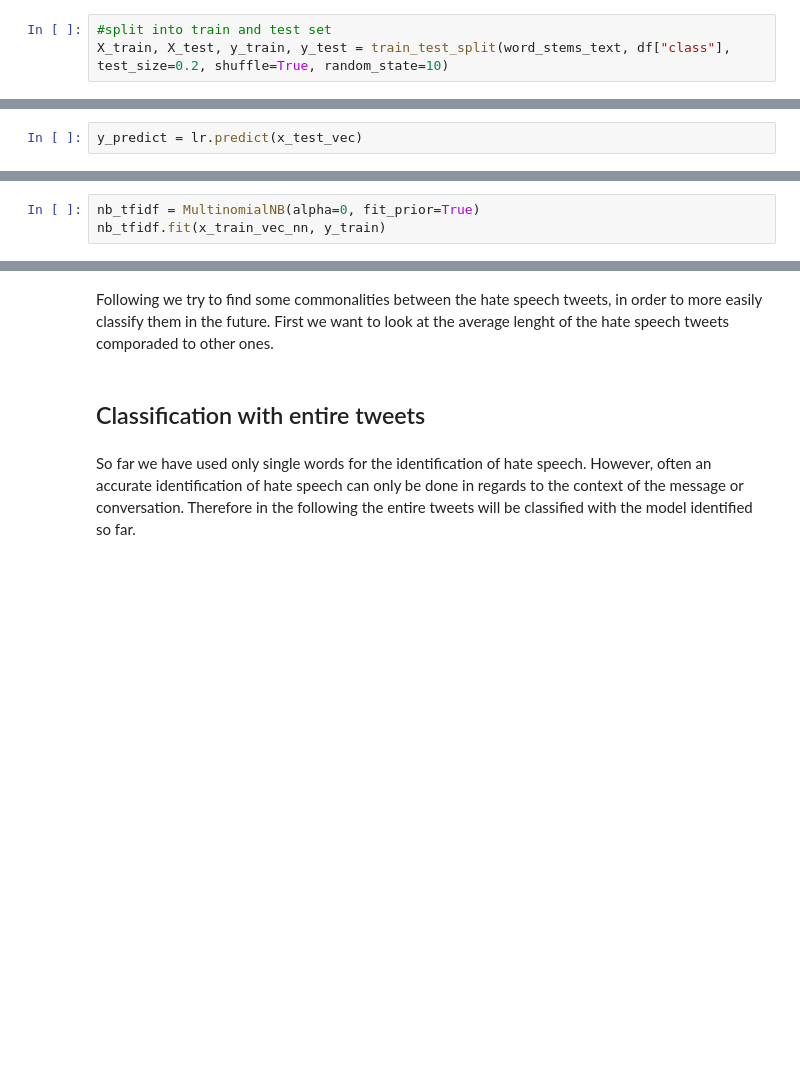
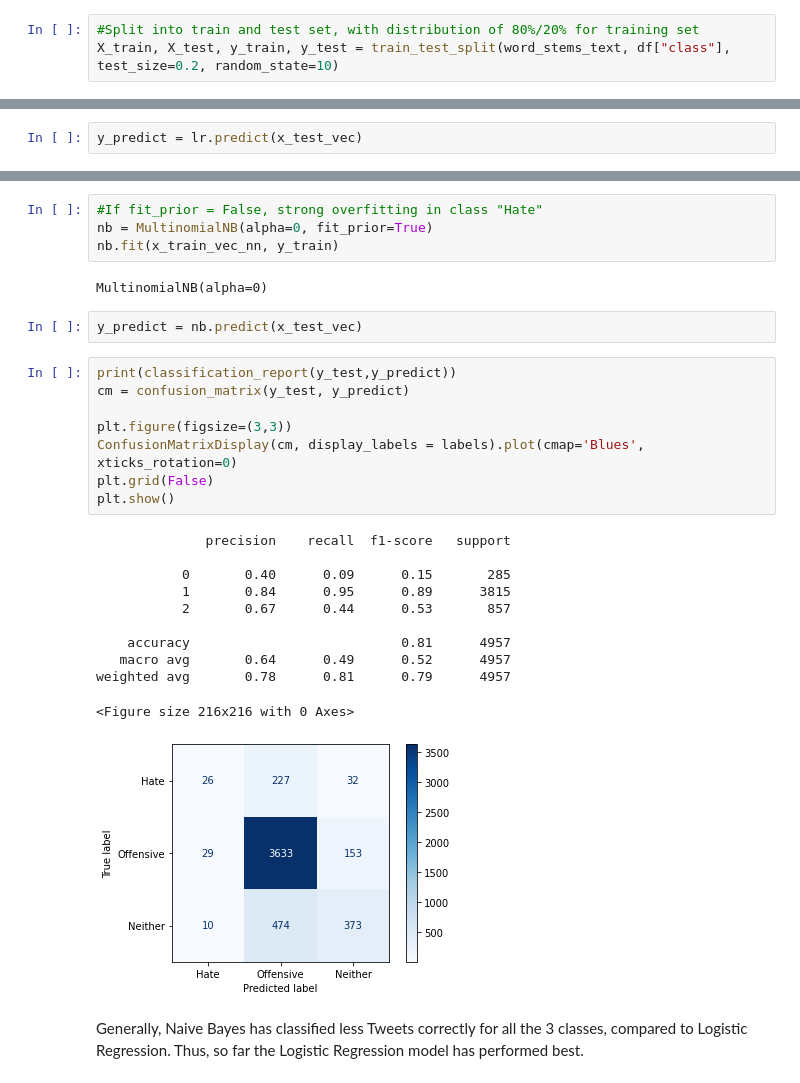
Before and after one commit to Jonas399/Hate-Speech-Recognition, a Jupyter notebook: docs/Hate Speech.ipynb, the cells around one changed output, grey strips where cells are left out. Drawn from its saved outputs; the diff is of its cells as text; blank space fills up the shorter version.

```diff
--- a/docs/Hate Speech.ipynb
+++ b/docs/Hate Speech.ipynb
@@ -391,5 +395,5 @@ def makeString(column):
 # %%
 word_stems_text = word_stems.apply(makeString)
 # %%
-#split into train and test set
-X_train, X_test, y_train, y_test = train_test_split(word_stems_text, df["class"], test_size=0.2, shuffle=True, random_state=10)
+#Split into train and test set, with distribution of 80%/20% for training set
+X_train, X_test, y_train, y_test = train_test_split(word_stems_text, df["class"], test_size=0.2, random_state=10)
@@ -491,3 +477,0 @@ x_train_vec_nn
-# %%
-nb_tfidf = MultinomialNB(alpha=0, fit_prior=True)
-nb_tfidf.fit(x_train_vec_nn, y_train)
@@ -1323,6 +478,30 @@ Since hate speech often can only be detected within context, we want to analyze
-# %% [markdown]
-Following we try to find some commonalities between the hate speech tweets, in order to more easily classify them in the future. First we want to look at the average lenght of the hate speech tweets comporaded to other ones.
-# %% [markdown]
-## Classification with entire tweets
-# %% [markdown]
-So far we have used only single words for the identification of hate speech. However, often an accurate identification of hate speech can only be done in regards to the context of the message or conversation. Therefore in the following the entire tweets will be classified with the model identified so far.
+# %%
+#If fit_prior = False, strong overfitting in class "Hate"
+nb = MultinomialNB(alpha=0, fit_prior=True)
+nb.fit(x_train_vec_nn, y_train)
+# %% [output]
+MultinomialNB(alpha=0)
+# %%
+y_predict = nb.predict(x_test_vec)
+# %%
+print(classification_report(y_test,y_predict))
+cm = confusion_matrix(y_test, y_predict)
+
+plt.figure(figsize=(3,3))
+ConfusionMatrixDisplay(cm, display_labels = labels).plot(cmap='Blues', xticks_rotation=0)
+plt.grid(False)
+plt.show()
+# %% [output]
+              precision    recall  f1-score   support
+
+           0       0.40      0.09      0.15       285
+           1       0.84      0.95      0.89      3815
+           2       0.67      0.44      0.53       857
+
+    accuracy                           0.81      4957
+   macro avg       0.64      0.49      0.52      4957
+weighted avg       0.78      0.81      0.79      4957
+<Figure size 216x216 with 0 Axes>
+[figure, added]
+# %% [markdown]
+Generally, Naive Bayes has classified less Tweets correctly for all the 3 classes, compared to Logistic Regression. Thus, so far the Logistic Regression model has performed best.
```
Also changed, not shown: parts of 165 cells of this notebook, 1 other file.
